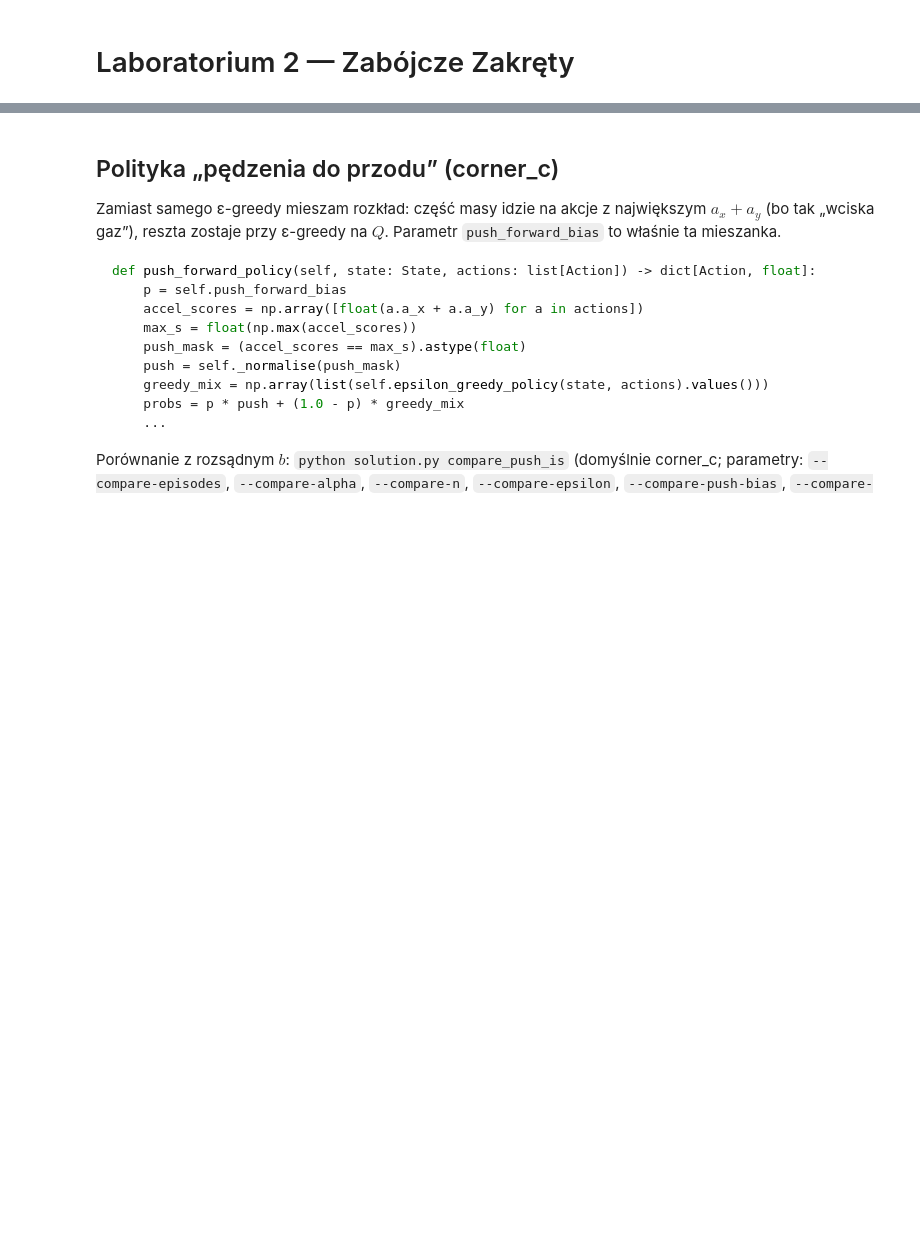
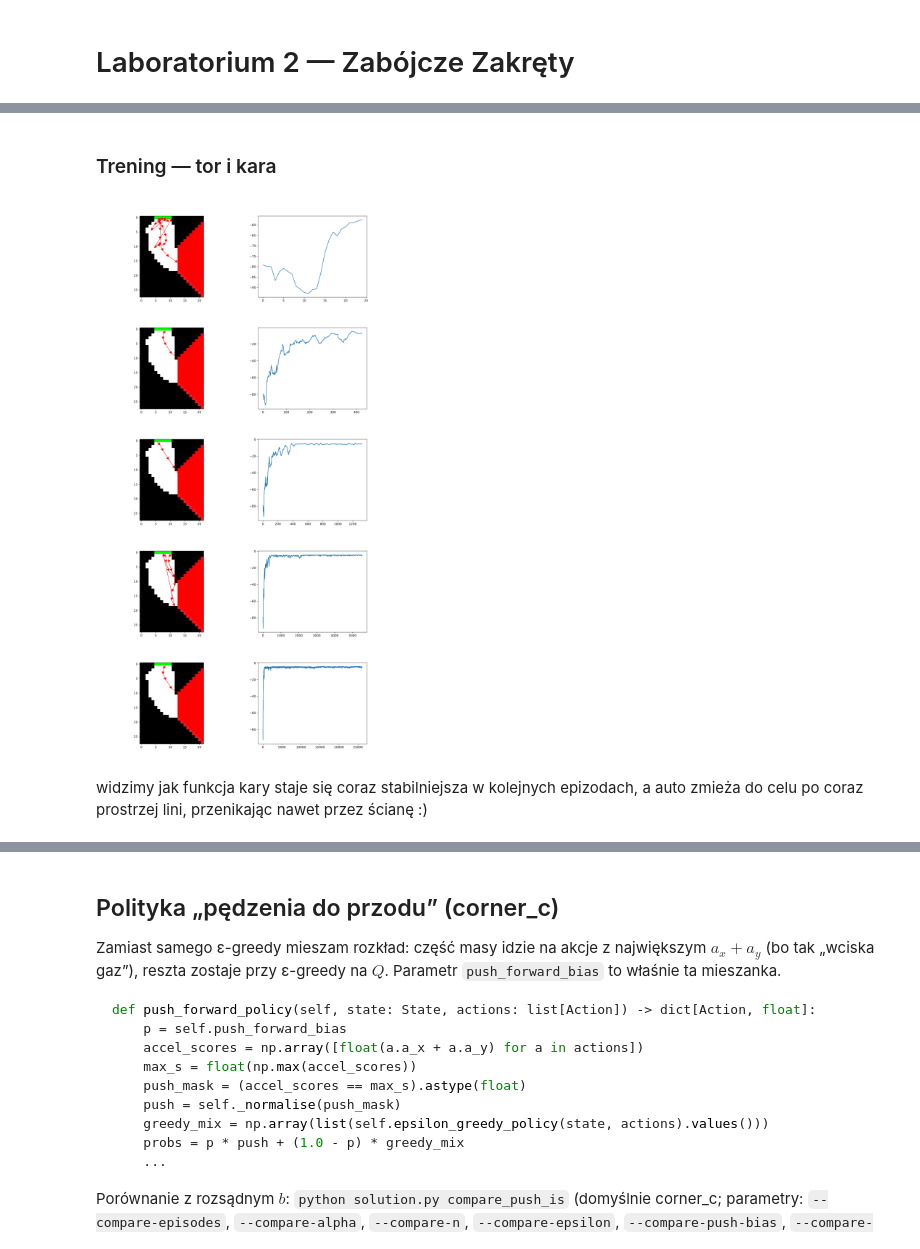
Before and after one commit to McEnigma24/UMISI-sem1-RL, a Jupyter notebook: l2/sprawozdanie_l2_zakrety.ipynb, the cells around one changed output, grey strips where cells are left out. Drawn from its saved outputs; the diff is of its cells as text; code cells hidden in the pictures; blank space fills up the shorter version.

```diff
--- a/l2/sprawozdanie_l2_zakrety.ipynb
+++ b/l2/sprawozdanie_l2_zakrety.ipynb
@@ -98 +126,17 @@ eval_exp.run()
+# %% [markdown]
+### Trening — tor i kara
+# %%
+prefix = "greedy_rollout_corner_b"
+episodes = (50, 450, 1350, 5550, 26100)
+
+corner_b_img_matrix = []
+
+for ep in episodes:
+    corner_b_img_matrix.append([f"{prefix}/track_{ep}.png", f"{prefix}/penalties_{ep}.png"])
+
+plot_image_matrix(corner_b_img_matrix, figsize=(10, 20))
+# %% [output]
+[figure, added]
+# %% [markdown]
+widzimy jak funkcja kary staje się coraz stabilniejsza w kolejnych epizodach, a auto zmieża do celu po coraz prostrzej lini, przenikając nawet przez ścianę :)
 # %% [markdown]
```
Also changed, not shown: parts of 16 cells of this notebook, 17 other files.
